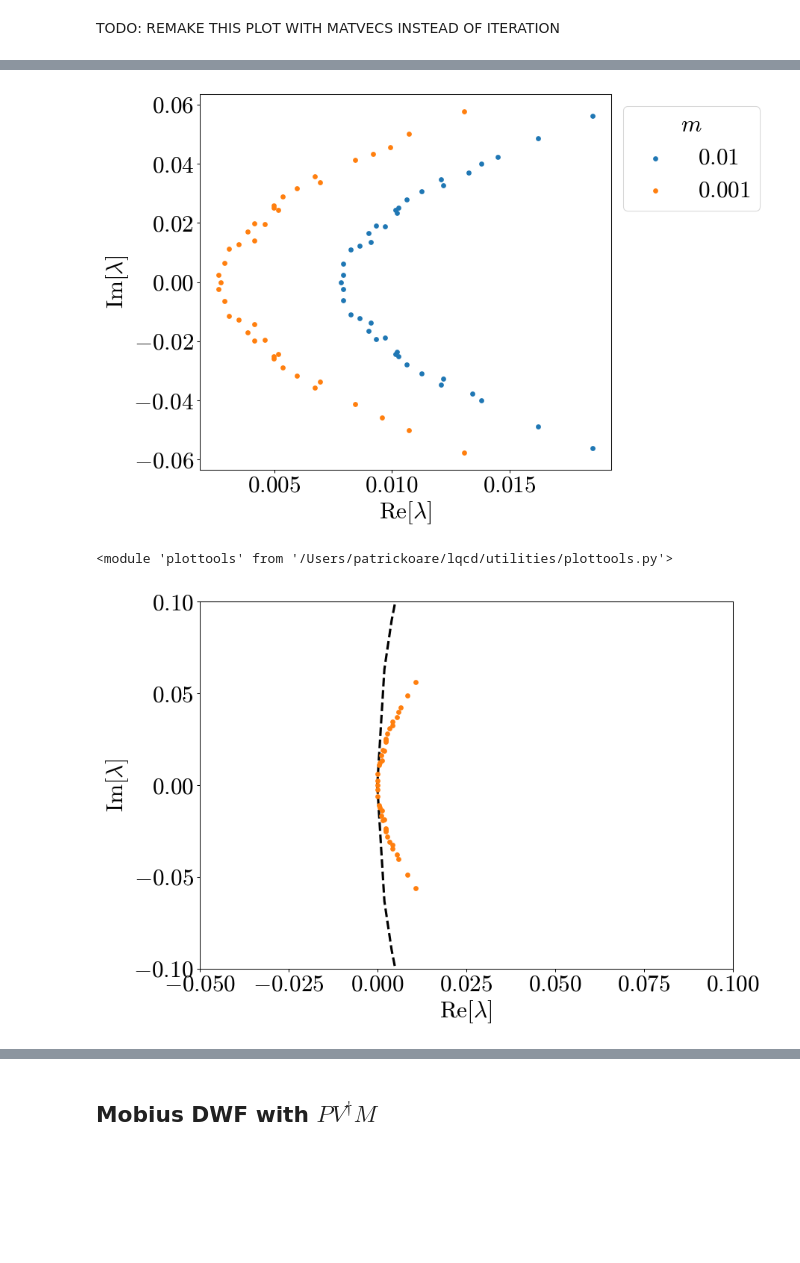
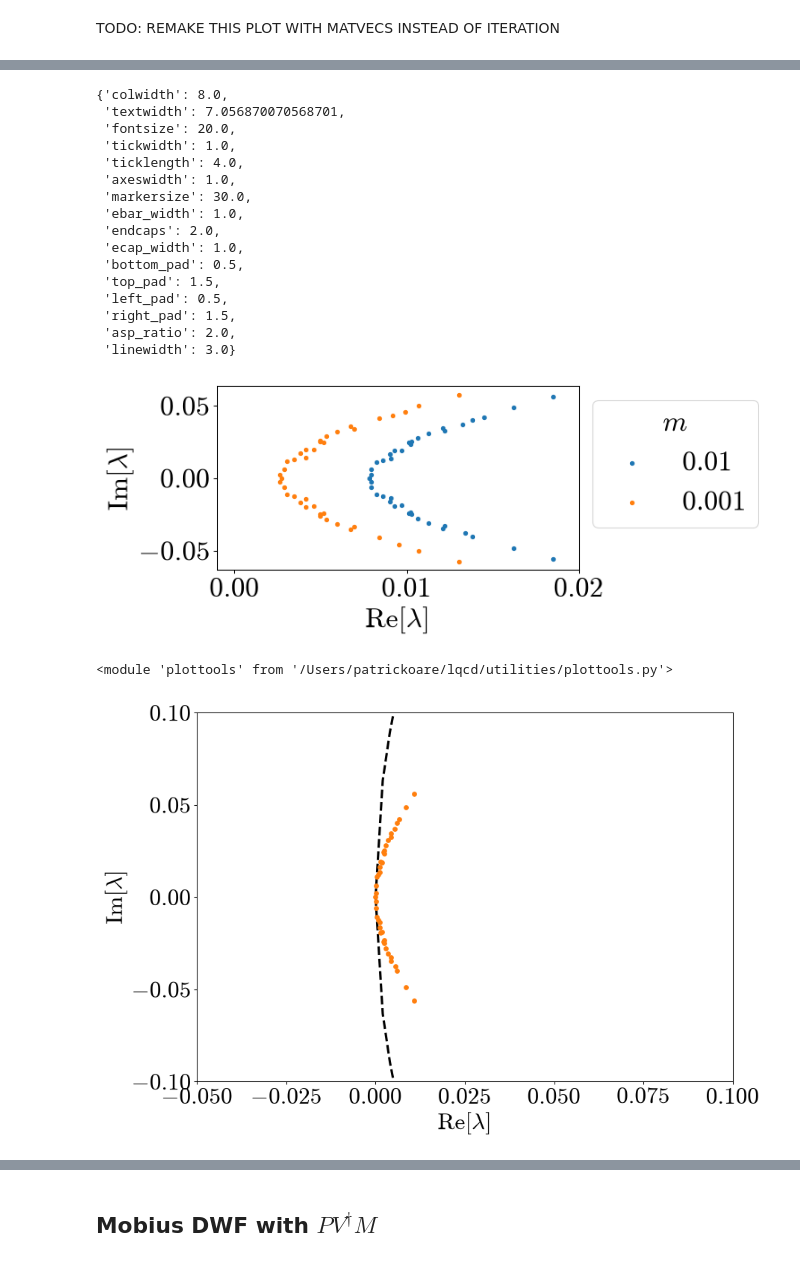
Before and after one commit to poare/lqcd, a Jupyter notebook: multigrid/python_scripts/mg_analysis.ipynb, the cells around one changed output, grey strips where cells are left out. Drawn from its saved outputs; the diff is of its cells as text; code cells hidden in the pictures; blank space fills up the shorter version.

```diff
--- a/multigrid/python_scripts/mg_analysis.ipynb
+++ b/multigrid/python_scripts/mg_analysis.ipynb
@@ -416,19 +416,42 @@ plt.tight_layout()
+# %%
+sty
+# %% [output]
+{'colwidth': 8.0,
+ 'textwidth': 7.056870070568701,
+ 'fontsize': 20.0,
+ 'tickwidth': 1.0,
+ 'ticklength': 4.0,
+ 'axeswidth': 1.0,
+ 'markersize': 30.0,
+ 'ebar_width': 1.0,
+ 'endcaps': 2.0,
+ 'ecap_width': 1.0,
+ 'bottom_pad': 0.5,
+ 'top_pad': 1.5,
+ 'left_pad': 0.5,
+ 'right_pad': 1.5,
+ 'asp_ratio': 2.0,
+ 'linewidth': 3.0}
 # %%
-sty['markersize'] = 100
+sty['markersize'] = 50
 sty['fontsize'] = 30
+sty['colwidth'] = 10
+sty['asp_ratio'] = 2.5
 
 fig, axes = pt.add_subplots(style = sty)
 ax = axes[0]
 pt.scatter_1d(np.real(pvdavm_evals), np.imag(pvdavm_evals), ax = ax, col = pt.pal[0], ax_label = [r'$\mathrm{Re}[\lambda]$', r'$\mathrm{Im}[\lambda]$'], fn_label = r'$0.01$', style = sty)
 pt.scatter_1d(np.real(pvdavm_evals_0p001), np.imag(pvdavm_evals_0p001), ax = ax, col = pt.pal[1], ax_label = [r'$\mathrm{Re}[\lambda]$', r'$\mathrm{Im}[\lambda]$'], fn_label = r'$0.001$', style = sty)
 
+ax.set_xlim((-0.001, 0.02))
+
 # ax.legend(title = r'$m$', title_fontsize = default_style['fontsize'], fontsize = default_style['fontsize'], bbox_to_anchor = (1, 1))
 ax.legend(title = r'$m$', title_fontsize = sty['fontsize'], fontsize = sty['fontsize'], bbox_to_anchor = (1, 1))
 plt.tight_layout()
-# pt.save_figure('/Users/patrickoare/Dropbox (Personal)/research/multigrid/columbia_seminar/pvdagm_spectra.pdf')
+# pt.save_figure('/Users/patrickoare/Dropbox (Personal)/Professional/interviews/spectral_labs/pvdagm_spectra.pdf')
 # pt.save_figure('/Users/patrickoare/Dropbox (Personal)/research/multigrid/lattice_2026/figs/pvdagm_spectrum.pdf')
 # %% [output]
-[figure, old version]
+[figure, new version]
 # %%
 reload(pt)
 # %% [output]
@@ -462,7 +485,7 @@ plt.tight_layout()
 # pt.save_figure('/Users/patrickoare/Dropbox (Personal)/research/multigrid/lattice_2026/figs/pvdagm_spectrum.pdf')
 # pt.save_figure('/Users/patrickoare/Dropbox (Personal)/research/multigrid/lattice_2026/figs/pvdagm_spec_overlap.pdf')
 # %% [output]
-[figure, old version]
+[figure, new version]
 # %%
 gcr_null_m0p001 = read_nulliness('/Users/patrickoare/lqcd/multigrid/logs/ckpoint_lat.4000/MG_PVdag_341271.log')
 cg_null_m0p001 = read_nulliness('/Users/patrickoare/lqcd/multigrid/logs/ckpoint_lat.4000/MG_PVdag_341543.log')
```
Also changed, not shown: parts of 29 cells of this notebook, 7 other files.
